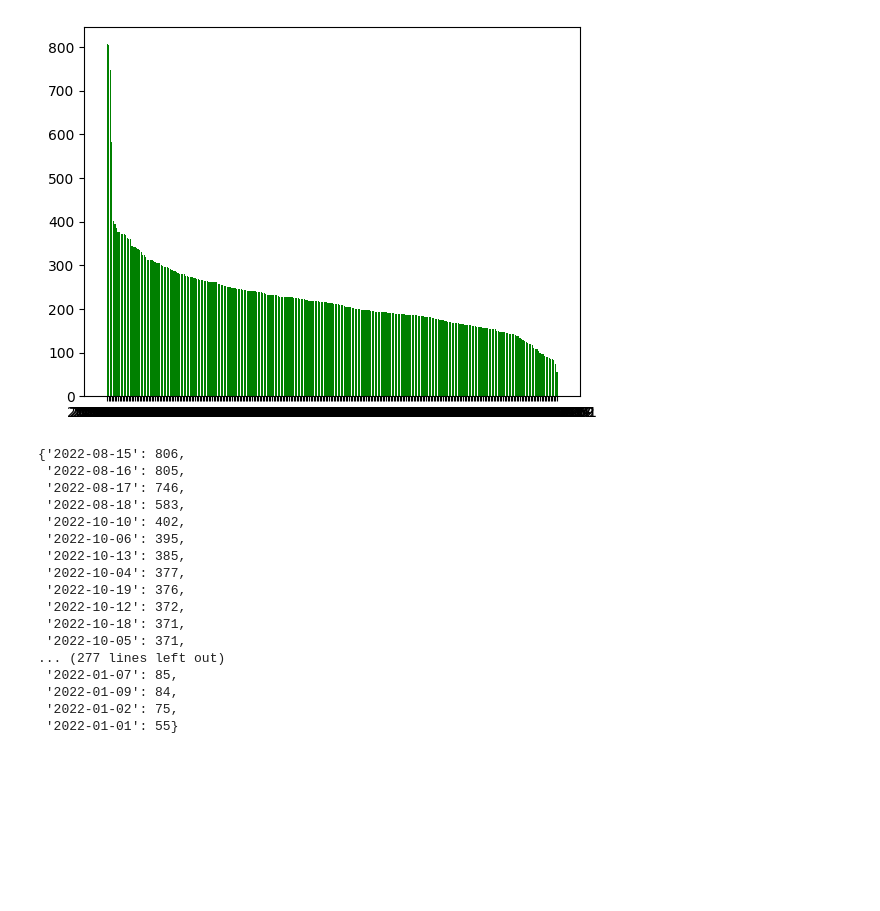
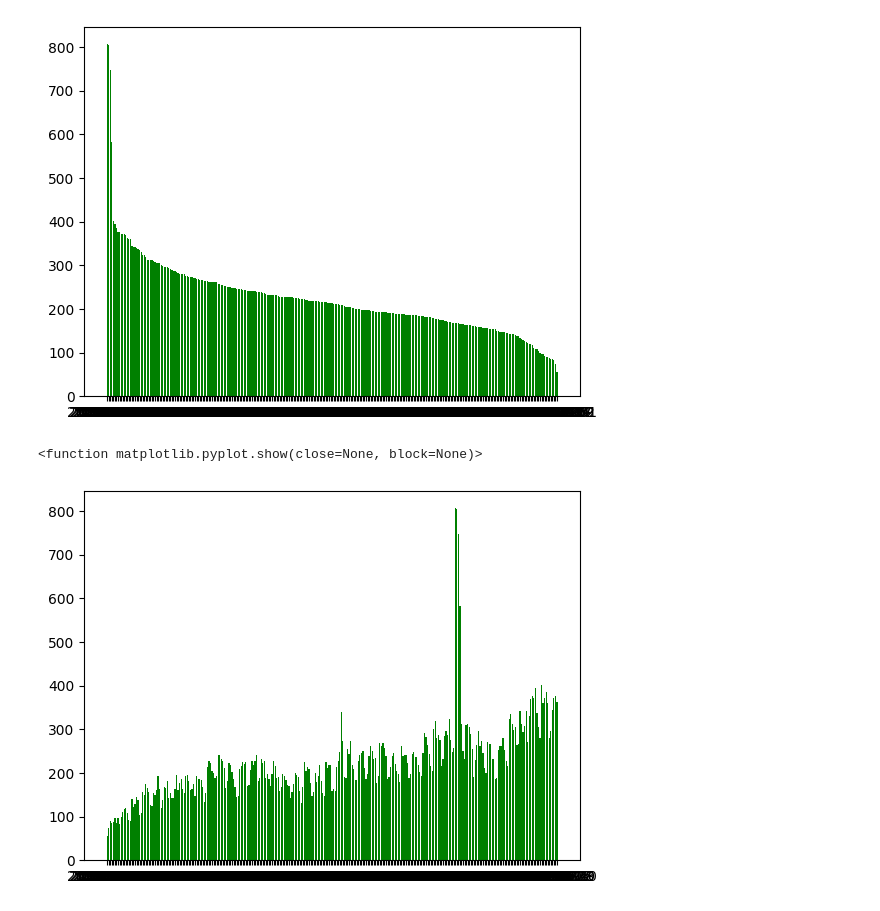
Before and after one commit to puvanans/365-DS-Competition, a Jupyter notebook: Engagement.ipynb, the cells around one changed output. Cells and saved outputs as stored; diff of their text form; code cells hidden in the pictures; blank space fills up the shorter version.

Commit message:
graphed engagement and purchases across time, both in ordered and unordered manner

```diff
--- a/Engagement.ipynb
+++ b/Engagement.ipynb
@@ -50,6 +51,13 @@ from student_engagement import above_avg_countries, below_avg_countries, above_a
 # They are all dicts, Keys are labels and values are the frequency of representation
 # %%
 engagement_dates = student_engagement_by_country['date_engaged'].value_counts().to_dict()
-# len(engagement_dates)
+
+engagement_dates_ordered = collections.OrderedDict(sorted(engagement_dates.items()))
+
+# engagement_dates_ordered
+
 purchase_dates = student_purchases_by_country['date_purchased'].value_counts().to_dict()
-# len(purchase_dates)
+
+purchase_dates_ordered = collections.OrderedDict(sorted(purchase_dates.items()))
+
+# purchase_dates_ordered
@@ -67,23 +77,9 @@ plt.show
 # %% [output]
 <function matplotlib.pyplot.show(close=None, block=None)>
 [figure]
-# %%
-engagement_dates
-# %% [output]
-{'2022-08-15': 806,
- '2022-08-16': 805,
- '2022-08-17': 746,
- '2022-08-18': 583,
- '2022-10-10': 402,
- '2022-10-06': 395,
- '2022-10-13': 385,
- '2022-10-04': 377,
- '2022-10-19': 376,
- '2022-10-12': 372,
- '2022-10-18': 371,
- '2022-10-05': 371,
-... (277 lines left out)
- '2022-01-07': 85,
- '2022-01-09': 84,
- '2022-01-02': 75,
- '2022-01-01': 55}
+# %%
+plt.bar(list(engagement_dates_ordered.keys()),engagement_dates_ordered.values(),color='g')
+plt.show
+# %% [output]
+<function matplotlib.pyplot.show(close=None, block=None)>
+[figure, added]
```
Also changed, not shown: parts of 5 cells of this notebook, 1 other file.
